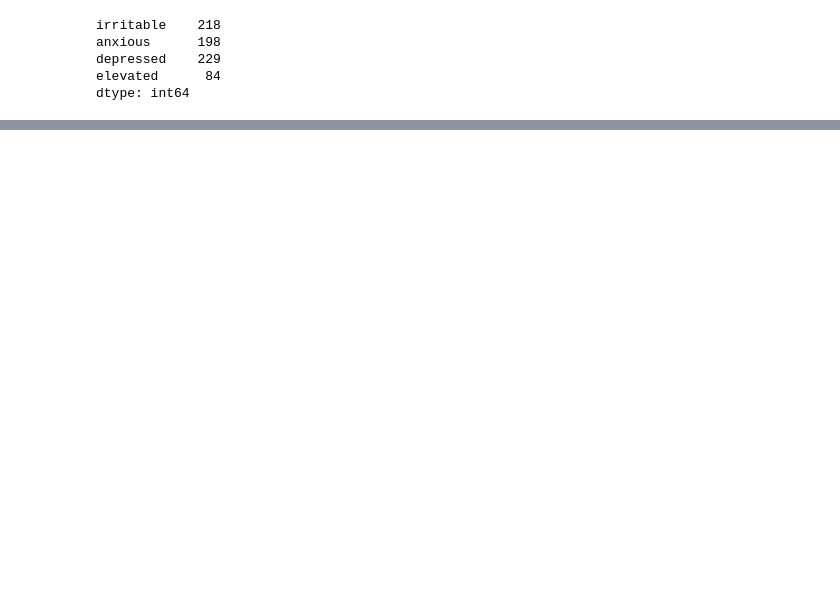
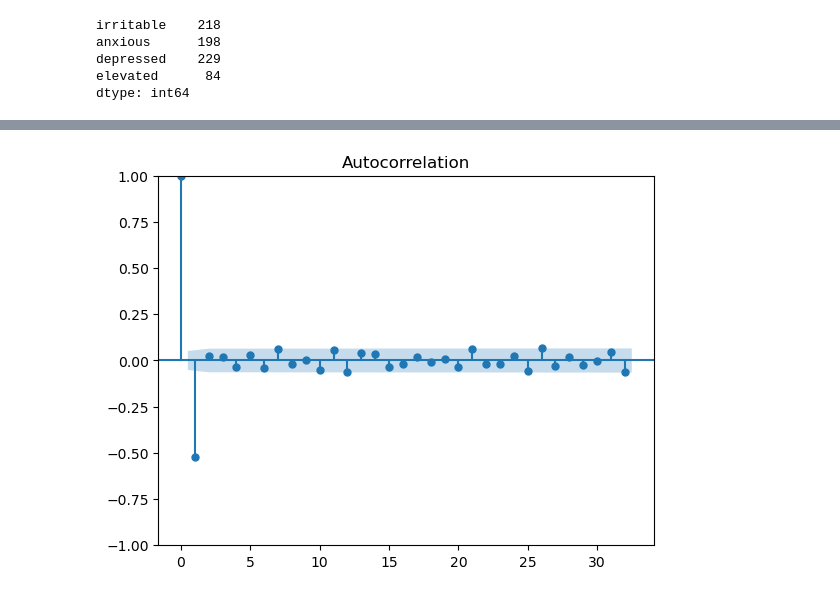
Before and after one commit to brozena/oura_mood_VAR, a Jupyter notebook: notebooks/project.ipynb, the cells around one changed output, grey strips where cells are left out. Saved outputs shown, nothing was run; the diff lists cells and outputs as text; code cells hidden in the pictures; blank space fills up the shorter version.

```diff
--- a/notebooks/project.ipynb
+++ b/notebooks/project.ipynb
@@ -27,0 +67,4 @@ alt.Chart(mood).mark_bar().encode(
+# %%
+plot_acf(test_ts.diff(), missing='drop');
+# %% [output]
+[figure, added]
```
Also changed, not shown: parts of 26 cells of this notebook.
